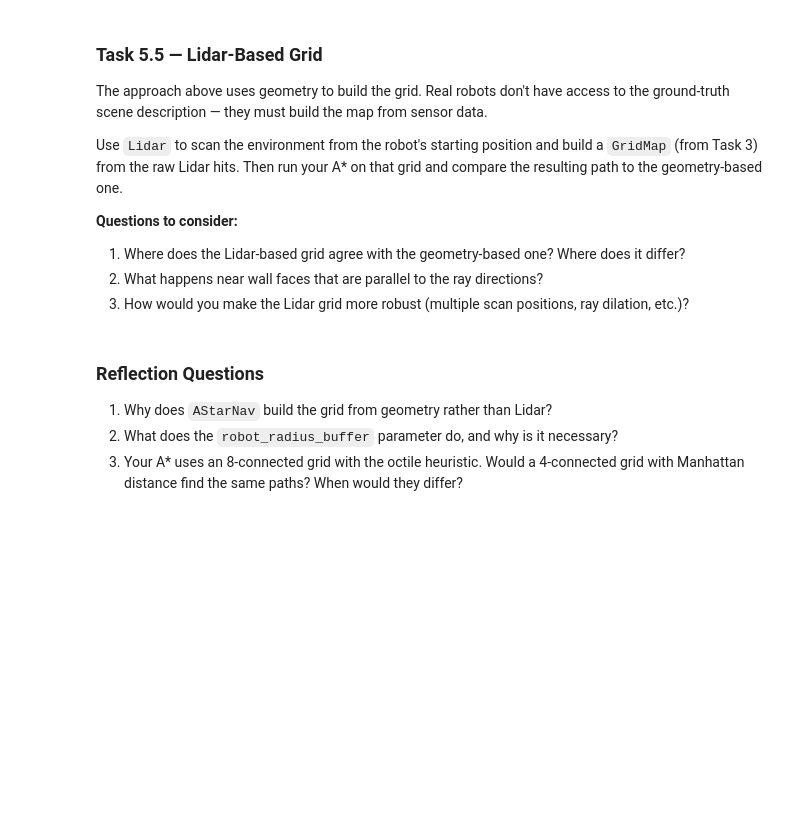
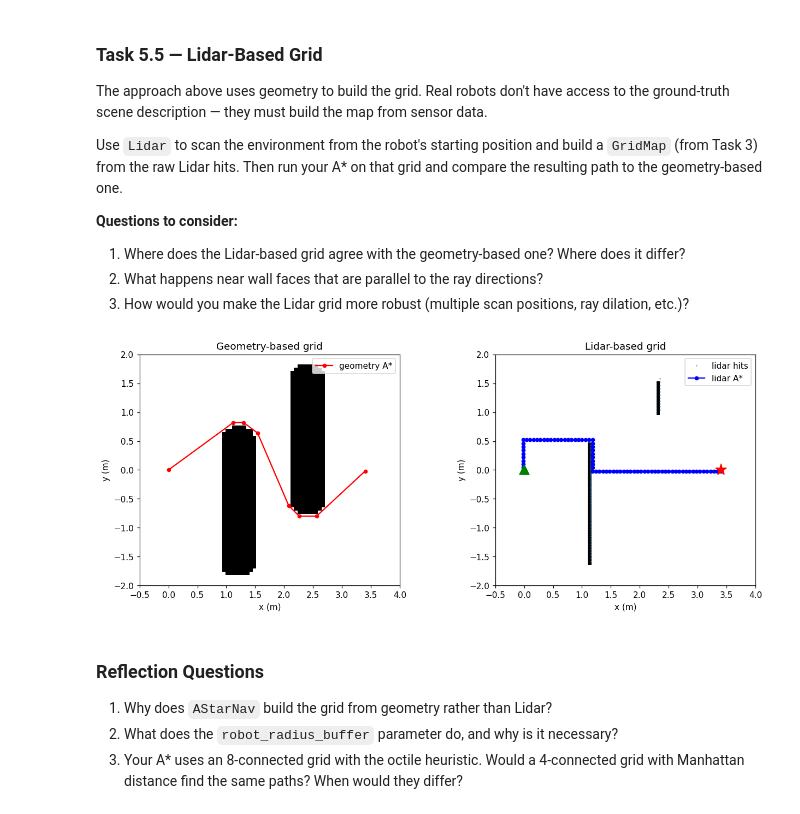
Before and after one commit to VictoRoferz/AI_for_robotics, a Jupyter notebook: AIfR_exercise1 (1)/exercise_1_student.ipynb, the cells around one changed output. Drawn from its saved outputs; the diff is of its cells as text; code cells hidden in the pictures; blank space fills up the shorter version.

```diff
--- a/AIfR_exercise1 (1)/exercise_1_student.ipynb
+++ b/AIfR_exercise1 (1)/exercise_1_student.ipynb
@@ -1002,3 +1046,64 @@ lidar = Lidar(env, site="lidar_site", num_rays=360, fov_h=360.0,
+# %%
+from tampanda import Lidar
+
+lidar = Lidar(env, site="lidar_site", num_rays=360, fov_h=360.0,
+              range_max=6.0, body_exclude="base_link")
+
+# TODO: scan and populate a GridMap, run A*, visualise side-by-side with the geometry grid
+# Hint: use the same X_RANGE, Y_RANGE, RESOLUTION for fair comparison
+
+env.set_pose(*START, 0.0)
+env.data.qvel[:] = 0.0; env.data.ctrl[:] = 0.0
+mujoco.mj_forward(env.model, env.data)
+
+distances = lidar.scan()                  # (360,) metres
+points    = lidar.to_pointcloud(distances) # (360, 3) world frame
+hits = points[distances < lidar.range_max - 1e-6]   # drop "no-hit" rays
+
+
+nx, ny = planner.grid_shape()
+gm_lidar = GridMap(nx, ny, RESOLUTION)
+
+def w2c(x, y):   # world (m) -> cell index, accounting for the x_min/y_min offset
+    return (int((x - X_RANGE[0]) / RESOLUTION),
+            int((y - Y_RANGE[0]) / RESOLUTION))
+
+for wx, wy, _ in hits:
+    gm_lidar.set_obstacle(*w2c(wx, wy))   # set_obstacle ignores out-of-bounds
+
+gs, gg = w2c(*START), w2c(*GOAL)
+lidar_path_cells = a_star(gm_lidar, gs, gg)
+
+
+def c2w(ix, iy):  # cell -> world (m)
+    return (X_RANGE[0] + ix * RESOLUTION, Y_RANGE[0] + iy * RESOLUTION)
+
+
+
+
+
+fig, (axg, axl) = plt.subplots(1, 2, figsize=(14, 5))
+ext = [X_RANGE[0], X_RANGE[1], Y_RANGE[0], Y_RANGE[1]]
+
+# left: geometry grid
+axg.imshow(planner.to_image(), origin="lower", cmap="Greys_r", extent=ext)
+sx, sy = zip(*smooth); axg.plot(sx, sy, "r-o", ms=4, label="geometry A*")
+axg.set_title("Geometry-based grid"); axg.legend()
+
+# right: lidar grid + lidar path
+axl.imshow(gm_lidar.grid, origin="lower", cmap="Greys", extent=ext)
+axl.plot(hits[:, 0], hits[:, 1], ".", ms=2, alpha=0.4, label="lidar hits")
+if lidar_path_cells:
+    lx, ly = zip(*[c2w(*c) for c in lidar_path_cells])
+    axl.plot(lx, ly, "b-o", ms=4, label="lidar A*")
+else:
+    print("Lidar grid: no path found")
+axl.plot(*START, "g^", ms=12); axl.plot(*GOAL, "r*", ms=14)
+axl.set_title("Lidar-based grid"); axl.legend()
+for ax in (axg, axl): ax.set_xlabel("x (m)"); ax.set_ylabel("y (m)")
+show_fig(fig)
+# %% [output]
+[figure, added]
 # %% [markdown]
 ### Reflection Questions
 
```
Also changed, not shown: parts of 8 cells of this notebook, 16 other files.
